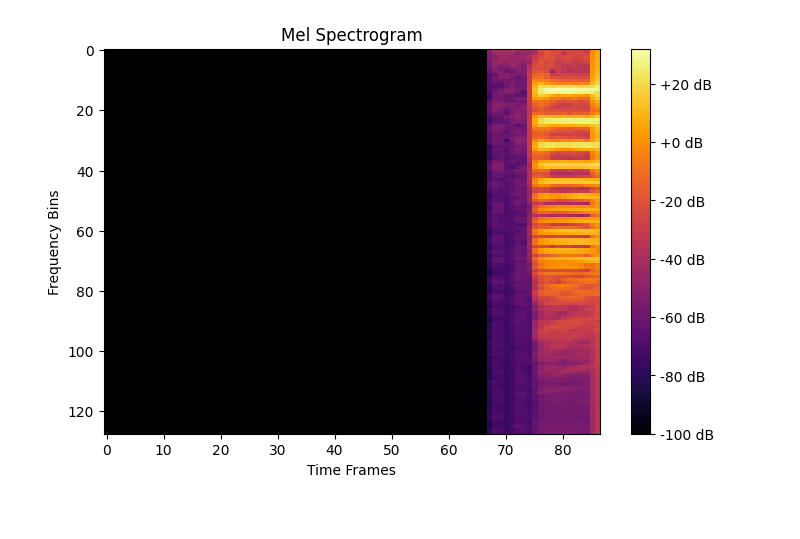
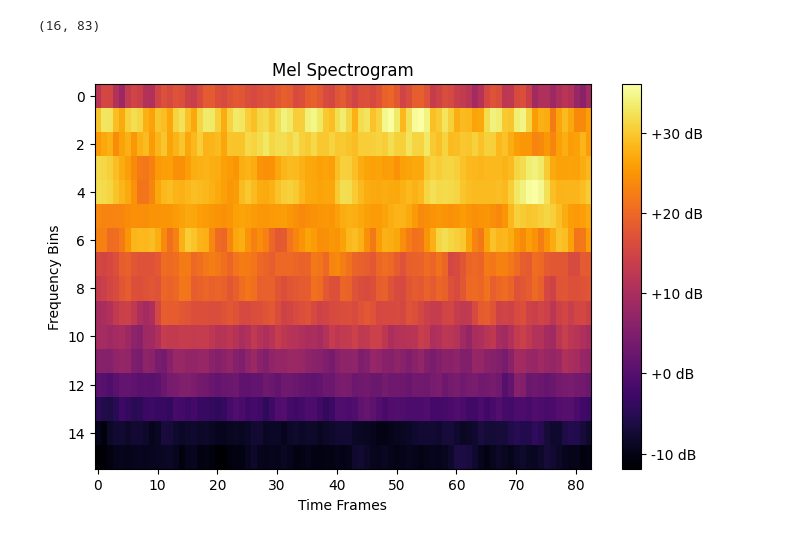
Before and after one commit to EdmundYau/RealTimeInstrumentIdentifier, a Jupyter notebook: spectrogram.ipynb, the cells around one changed output. Drawn from its saved outputs; the diff is of its cells as text; code cells hidden in the pictures.

Commit message:
spectrogram debug

```diff
--- a/spectrogram.ipynb
+++ b/spectrogram.ipynb
@@ -111,13 +160,14 @@ mel_spectrograms = process_dataset_parallel(dataset_path, save_dir)
 # %%
 # Plotting Example
-spectrogram = np.load('spectrograms_reduced_train/Track00001_mel_spect.npy')
-
+spectrogram = np.load('spectrograms_sixteen_test/Track01876_mel_spect.npy')
+print(spectrogram[0].shape)
 plt.figure(figsize=(8, 5))
-plt.imshow(spectrogram[0], aspect='auto', cmap='inferno')
+plt.imshow(spectrogram[6], aspect='auto', cmap='inferno')
 plt.colorbar(format='%+2.0f dB')
 plt.title("Mel Spectrogram")
 plt.xlabel("Time Frames")
 plt.ylabel("Frequency Bins")
 plt.show()
 # %% [output]
+(16, 83)
-[figure, old version]
+[figure, new version]
```
Also changed, not shown: parts of 6 cells of this notebook, 5 other files.
